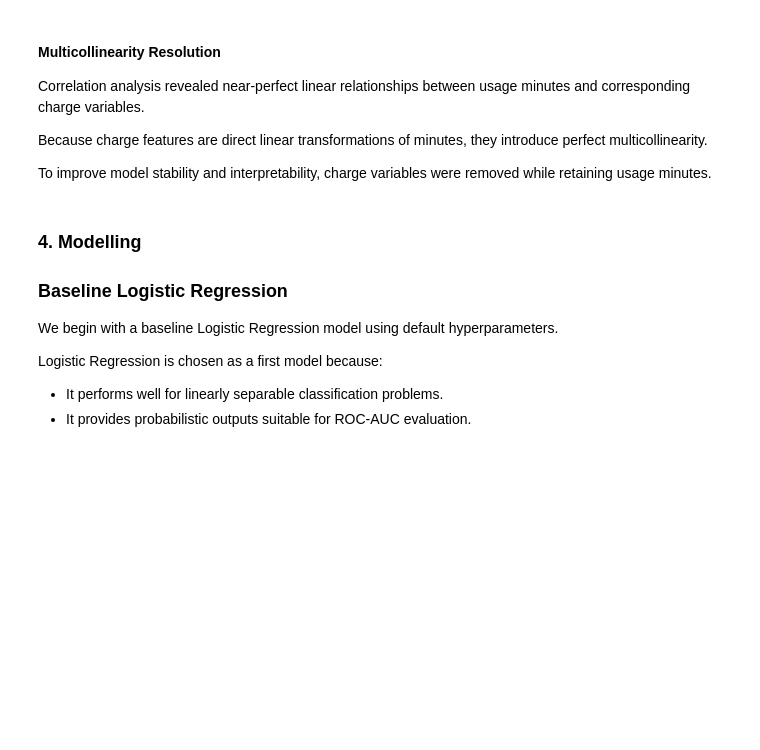
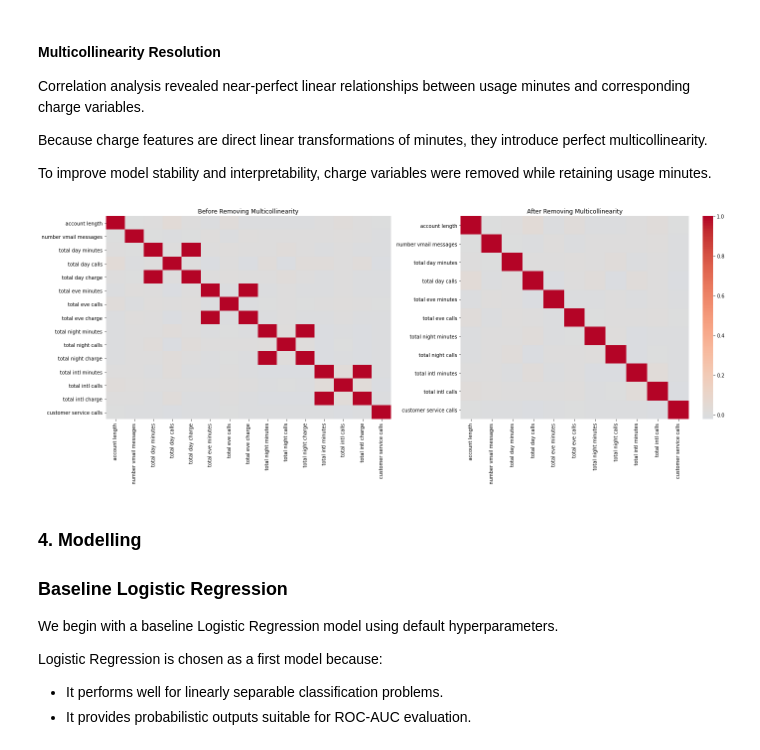
Before and after one commit to raphaelndemo/Telecom-customer-churn-classification-models, a Jupyter notebook: notebooks/index.ipynb, the cells around one changed output. Saved outputs shown, nothing was run; the diff lists cells and outputs as text; code cells hidden in the pictures; blank space fills up the shorter version.

```diff
--- a/notebooks/index.ipynb
+++ b/notebooks/index.ipynb
@@ -124,6 +124,8 @@ Index(['account length', 'international plan', 'voice mail plan',
 # Separate features and target variable
 X = df.drop(columns=["churn"])
 y = df["churn"]
+
+X_original = X.copy()  # Keep a copy of original features for later analysis
 # %%
 X.shape, y.shape
 # %% [output]
@@ -222,6 +224,50 @@ Correlation analysis revealed near-perfect linear relationships between usage mi
 Because charge features are direct linear transformations of minutes, they introduce perfect multicollinearity.
 
 To improve model stability and interpretability, charge variables were removed while retaining usage minutes.
+# %%
+# BEFORE removing charges
+
+numeric_before = X_original.select_dtypes(include=["int64", "float64"])
+corr_before = numeric_before.corr()
+
+# AFTER removing charges
+X_reduced = X_original.drop(columns=[
+    "total day charge",
+    "total eve charge",
+    "total night charge",
+    "total intl charge"
+])
+
+numeric_after = X_reduced.select_dtypes(include=["int64", "float64"])
+corr_after = numeric_after.corr()
+
+# Plot side-by-side
+
+fig, axes = plt.subplots(1, 2, figsize=(20, 8))
+
+sns.heatmap(
+    corr_before,
+    ax=axes[0],
+    cmap="coolwarm",
+    center=0,
+    annot=False,
+    cbar=False
+)
+axes[0].set_title("Before Removing Multicollinearity")
+
+sns.heatmap(
+    corr_after,
+    ax=axes[1],
+    cmap="coolwarm",
+    center=0,
+    annot=False
+)
+axes[1].set_title("After Removing Multicollinearity")
+
+plt.tight_layout()
+plt.show()
+# %% [output]
+[figure, added]
 # %%
 # splitting data into training and test sets using stratify to ensure the same class distribution in train and test sets
 X_train, X_test, y_train, y_test = train_test_split(
```
Also changed, not shown: parts of 12 cells of this notebook.
